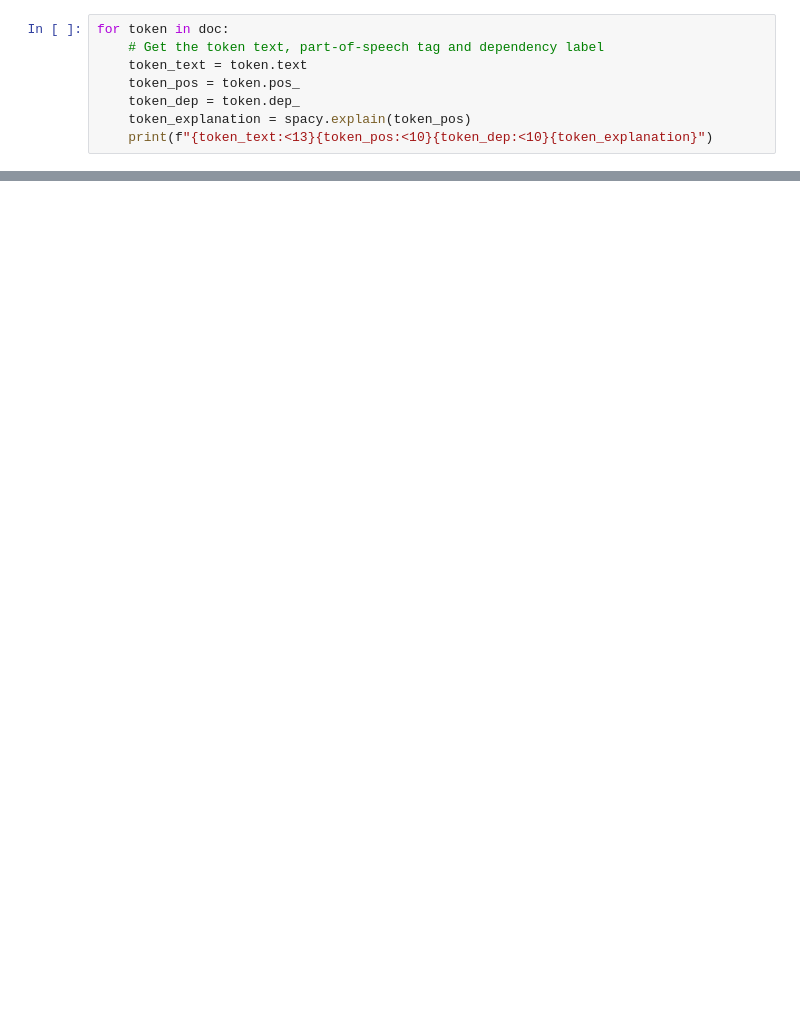
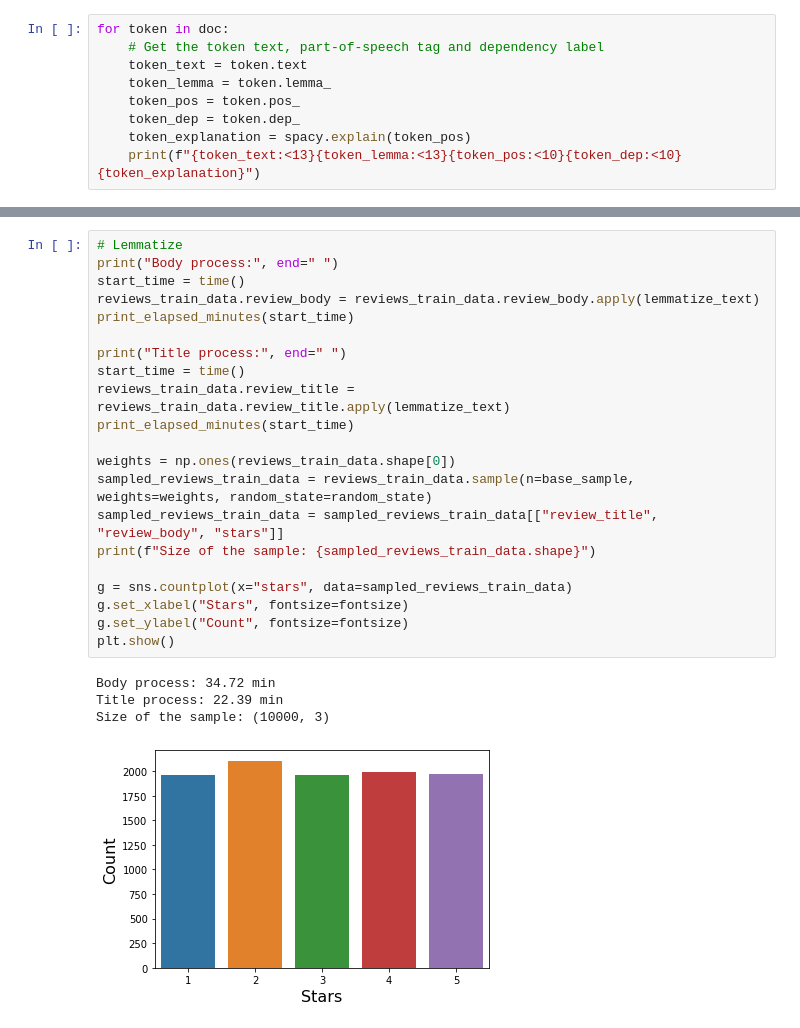
Before and after one commit to ricardoleoncorreia/amazon-review-score-predictor, a Jupyter notebook: DS_Proyecto_03_NLP.ipynb, the cells around one changed output, grey strips where cells are left out. Drawn from its saved outputs; the diff is of its cells as text; blank space fills up the shorter version.

```diff
--- a/DS_Proyecto_03_NLP.ipynb
+++ b/DS_Proyecto_03_NLP.ipynb
@@ -117,8 +199,9 @@ print(tokenized_review_body)
 for token in doc:
     # Get the token text, part-of-speech tag and dependency label
     token_text = token.text
+    token_lemma = token.lemma_
     token_pos = token.pos_
     token_dep = token.dep_
     token_explanation = spacy.explain(token_pos)
-    print(f"{token_text:<13}{token_pos:<10}{token_dep:<10}{token_explanation}")
+    print(f"{token_text:<13}{token_lemma:<13}{token_pos:<10}{token_dep:<10}{token_explanation}")
 # %% [output]
@@ -164,0 +332,26 @@ lemmatize_text(random_review_body)
+# %%
+# Lemmatize
+print("Body process:", end=" ")
+start_time = time()
+reviews_train_data.review_body = reviews_train_data.review_body.apply(lemmatize_text)
+print_elapsed_minutes(start_time)
+
+print("Title process:", end=" ")
+start_time = time()
+reviews_train_data.review_title = reviews_train_data.review_title.apply(lemmatize_text)
+print_elapsed_minutes(start_time)
+
+weights = np.ones(reviews_train_data.shape[0])
+sampled_reviews_train_data = reviews_train_data.sample(n=base_sample, weights=weights, random_state=random_state)
+sampled_reviews_train_data = sampled_reviews_train_data[["review_title", "review_body", "stars"]]
+print(f"Size of the sample: {sampled_reviews_train_data.shape}")
+
+g = sns.countplot(x="stars", data=sampled_reviews_train_data)
+g.set_xlabel("Stars", fontsize=fontsize)
+g.set_ylabel("Count", fontsize=fontsize)
+plt.show()
+# %% [output]
+Body process: 34.72 min
+Title process: 22.39 min
+Size of the sample: (10000, 3)
+[figure, added]
```
Also changed, not shown: parts of 75 cells of this notebook.
